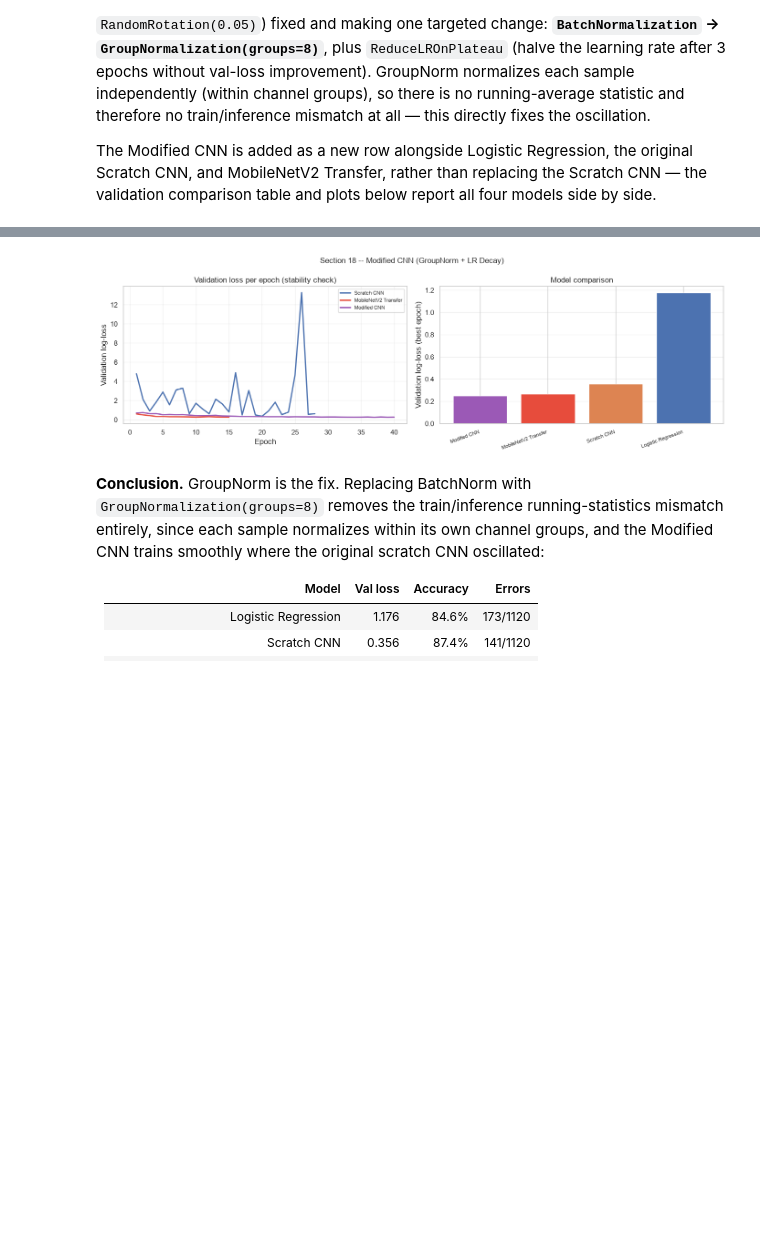
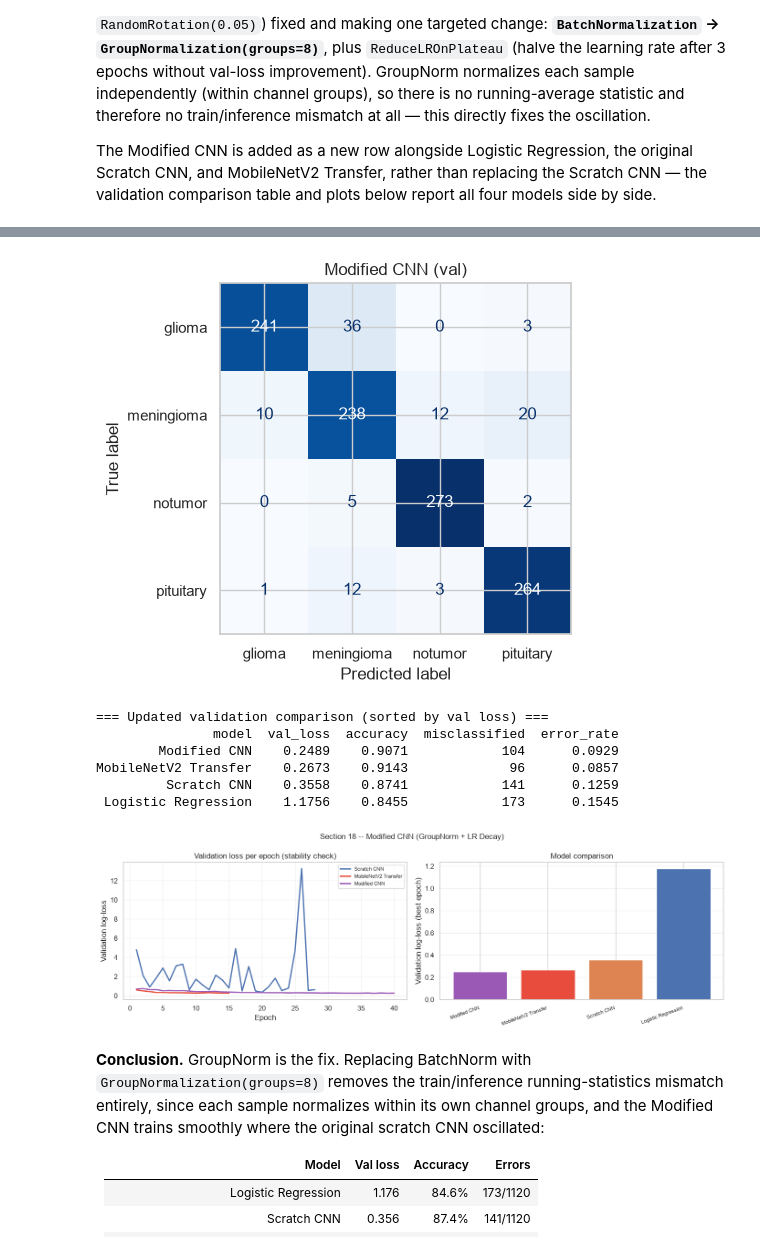
Before and after one commit to inezaodon/tumor-classification, a Jupyter notebook: final_nb_deliverable3_ml.ipynb, the cells around one changed output, grey strips where cells are left out. Saved outputs shown, nothing was run; the diff lists cells and outputs as text; code cells hidden in the pictures; blank space fills up the shorter version.

```diff
--- a/final_nb_deliverable3_ml.ipynb
+++ b/final_nb_deliverable3_ml.ipynb
@@ -974,6 +974,10 @@ else:
     modified_proba, y_va_pred_modified = modified_result['proba'], modified_result['pred']
     modified_loss, modified_mis = modified_result['loss'], modified_result['mis']
     comparison.append({'model': 'Modified CNN', 'val_loss': modified_loss, 'accuracy': modified_result['acc'], 'misclassified': modified_mis})
+
+    # Macro F1 + confusion matrix for the Modified CNN (parallels the Scratch CNN / MobileNetV2 rows added in Section 14)
+    m_mod = report_metrics('Modified CNN (val)', y_va, y_va_pred_modified)
+    summary_df.loc['Modified CNN (val)'] = [m_mod[k] for k in ['accuracy', 'precision', 'recall', 'f1']]
 
     # --- A deeper variant (4 conv blocks, 32->64->128->256 filters + RandomZoom) was also tried.
     # It scored marginally better on val loss (0.185 vs 0.192 above) but added complexity without
@@ -1077,4 +1081,11 @@ MobileNetV2 Transfer    0.2673    0.9143             96      0.0857
-[figure, old version]
+[figure, new version]
+=== Updated validation comparison (sorted by val loss) ===
+               model  val_loss  accuracy  misclassified  error_rate
+        Modified CNN    0.2489    0.9071            104      0.0929
+MobileNetV2 Transfer    0.2673    0.9143             96      0.0857
+         Scratch CNN    0.3558    0.8741            141      0.1259
+ Logistic Regression    1.1756    0.8455            173      0.1545
+[figure, added]
 # %% [markdown]
 **Conclusion.** GroupNorm is the fix. Replacing BatchNorm with `GroupNormalization(groups=8)` removes the train/inference running-statistics mismatch entirely, since each sample normalizes within its own channel groups, and the Modified CNN trains smoothly where the original scratch CNN oscillated:
 
```
Also changed, not shown: parts of 3 cells of this notebook.
